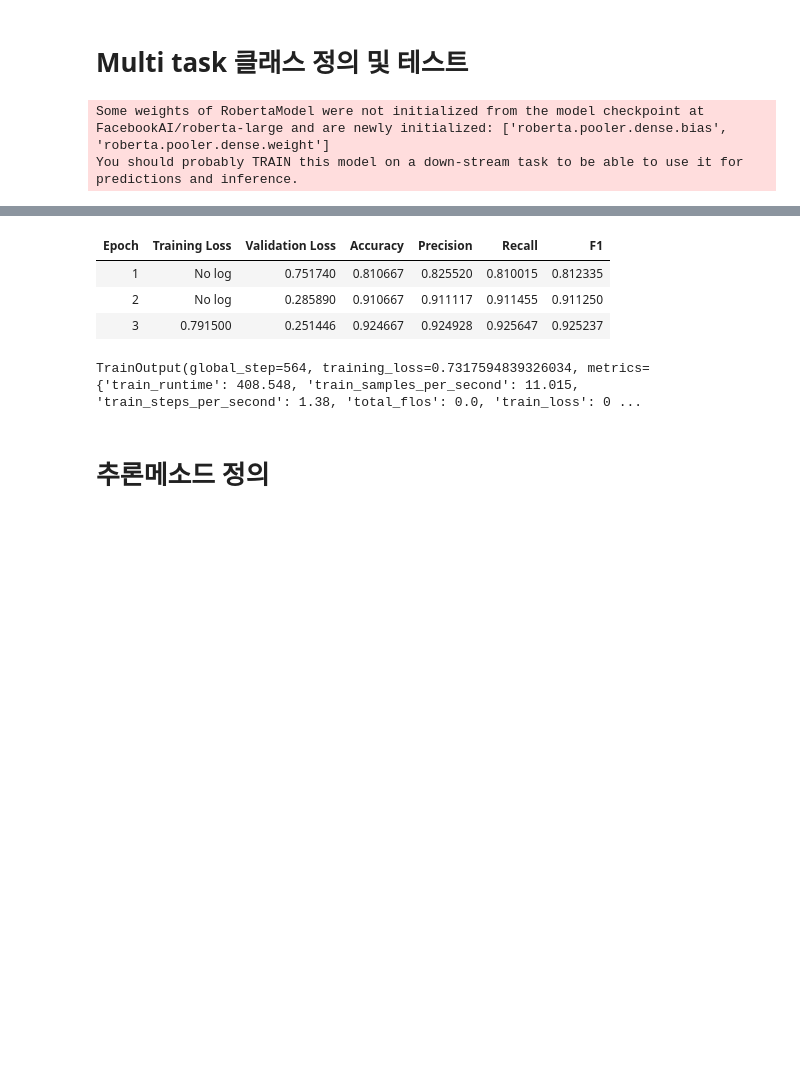
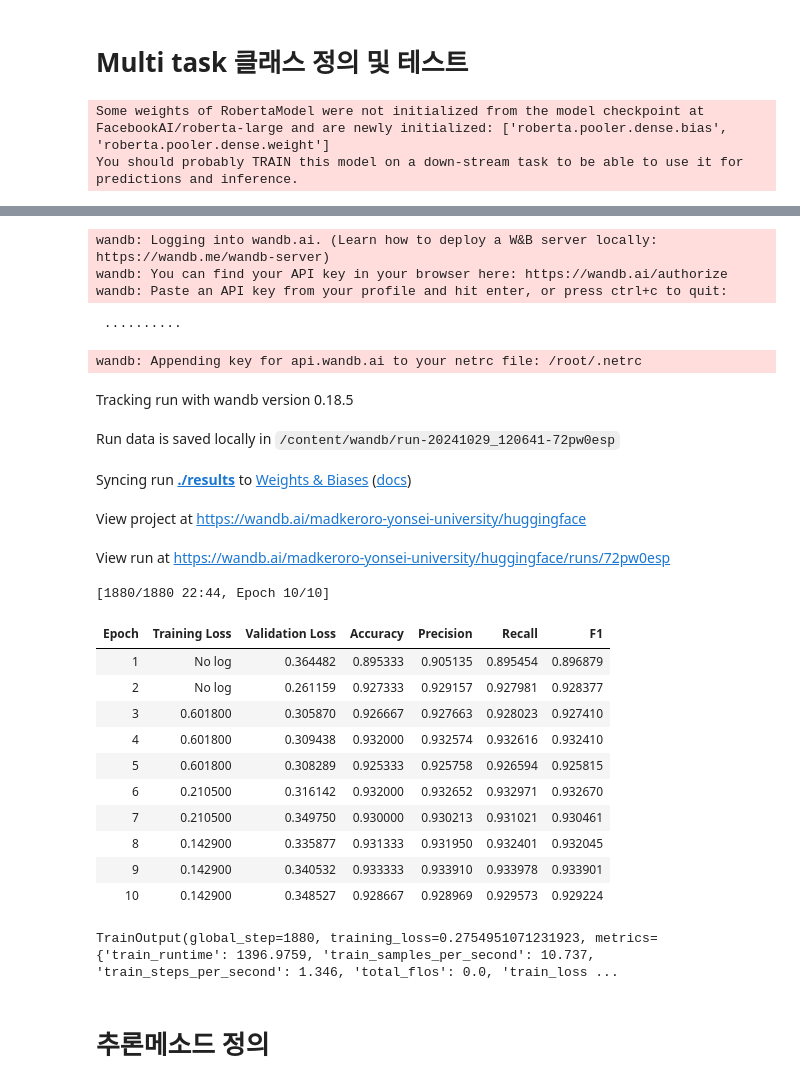
Before and after one commit to Jeremy-su1/ai-algorithm, a Jupyter notebook: CLASSIFICATION1_multi_task_shkim.ipynb, the cells around one changed output, grey strips where cells are left out. Saved outputs shown, nothing was run; the diff lists cells and outputs as text; code cells hidden in the pictures; blank space fills up the shorter version.

```diff
--- a/CLASSIFICATION1_multi_task_shkim.ipynb
+++ b/CLASSIFICATION1_multi_task_shkim.ipynb
@@ -165,7 +165,7 @@ for param in base_model.parameters():
 
 # 두 개의 분류 헤드를 추가하기 위해 nn.Module을 상속받아 클래스를 정의
 class RobertaTwoHeadsModel(nn.Module):
-    def __init__(self, base_model, config_task1, num_labels_task2):
+    def __init__(self, base_model, config_task1, num_labels_task1):
         super().__init__()
         self.config = config  # 모델 구성을 저장하는 config 속성 추가
         self.base_model = base_model
@@ -211,7 +211,7 @@ config_task1.num_labels = num_labels_task1
 num_labels_task2 = 3
 
 # 사용자 정의 모델 인스턴스화
-model = RobertaTwoHeadsModel(base_model, config_task1, num_labels_task2)
+model = RobertaTwoHeadsModel(base_model, config_task1, num_labels_task1)
 
 # 모델 구조를 출력
 # print(model)
@@ -268,7 +268,7 @@ class MultiTaskTrainer(Trainer):
 training_args = TrainingArguments(
     output_dir="./results",
     evaluation_strategy="epoch",
-    num_train_epochs=3
+    num_train_epochs=10
 )
 
 
@@ -291,8 +293,26 @@ You should probably TRAIN this model on a down-stream task to be able to use it
+wandb: Logging into wandb.ai. (Learn how to deploy a W&B server locally: https://wandb.me/wandb-server)
+wandb: You can find your API key in your browser here: https://wandb.ai/authorize
+wandb: Paste an API key from your profile and hit enter, or press ctrl+c to quit:
+ ··········
+wandb: Appending key for api.wandb.ai to your netrc file: /root/.netrc
+Tracking run with wandb version 0.18.5
+Run data is saved locally in /content/wandb/run-20241029_120641-72pw0esp
+Syncing run ./results to Weights & Biases (docs)
+View project at https://wandb.ai/madkeroro-yonsei-university/huggingface
+View run at https://wandb.ai/madkeroro-yonsei-university/huggingface/runs/72pw0esp
+[1880/1880 22:44, Epoch 10/10]
 | Epoch | Training Loss | Validation Loss | Accuracy | Precision | Recall | F1 |
-| 1 | No log | 0.751740 | 0.810667 | 0.825520 | 0.810015 | 0.812335 |
-| 2 | No log | 0.285890 | 0.910667 | 0.911117 | 0.911455 | 0.911250 |
-| 3 | 0.791500 | 0.251446 | 0.924667 | 0.924928 | 0.925647 | 0.925237 |
+| 1 | No log | 0.364482 | 0.895333 | 0.905135 | 0.895454 | 0.896879 |
+| 2 | No log | 0.261159 | 0.927333 | 0.929157 | 0.927981 | 0.928377 |
+| 3 | 0.601800 | 0.305870 | 0.926667 | 0.927663 | 0.928023 | 0.927410 |
+| 4 | 0.601800 | 0.309438 | 0.932000 | 0.932574 | 0.932616 | 0.932410 |
+| 5 | 0.601800 | 0.308289 | 0.925333 | 0.925758 | 0.926594 | 0.925815 |
+| 6 | 0.210500 | 0.316142 | 0.932000 | 0.932652 | 0.932971 | 0.932670 |
+| 7 | 0.210500 | 0.349750 | 0.930000 | 0.930213 | 0.931021 | 0.930461 |
+| 8 | 0.142900 | 0.335877 | 0.931333 | 0.931950 | 0.932401 | 0.932045 |
+| 9 | 0.142900 | 0.340532 | 0.933333 | 0.933910 | 0.933978 | 0.933901 |
+| 10 | 0.142900 | 0.348527 | 0.928667 | 0.928969 | 0.929573 | 0.929224 |
-TrainOutput(global_step=564, training_loss=0.7317594839326034, metrics={'train_runtime': 408.548, 'train_samples_per_second': 11.015, 'train_steps_per_second': 1.38, 'total_flos': 0.0, 'train_loss': 0 ...
+TrainOutput(global_step=1880, training_loss=0.2754951071231923, metrics={'train_runtime': 1396.9759, 'train_samples_per_second': 10.737, 'train_steps_per_second': 1.346, 'total_flos': 0.0, 'train_loss ...
 # %% [markdown]
 # **추론메소드 정의**
 # %%
```
Also changed, not shown: parts of 2 cells of this notebook.
